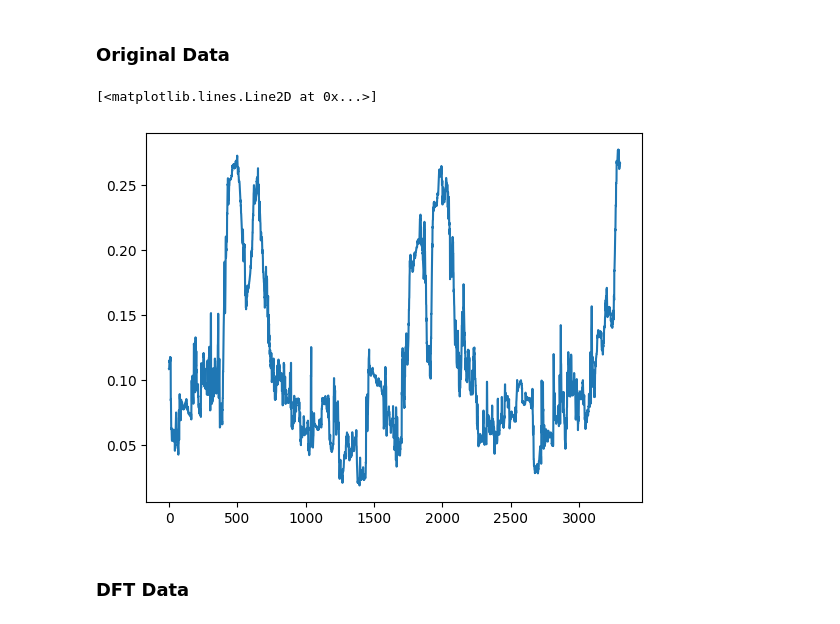
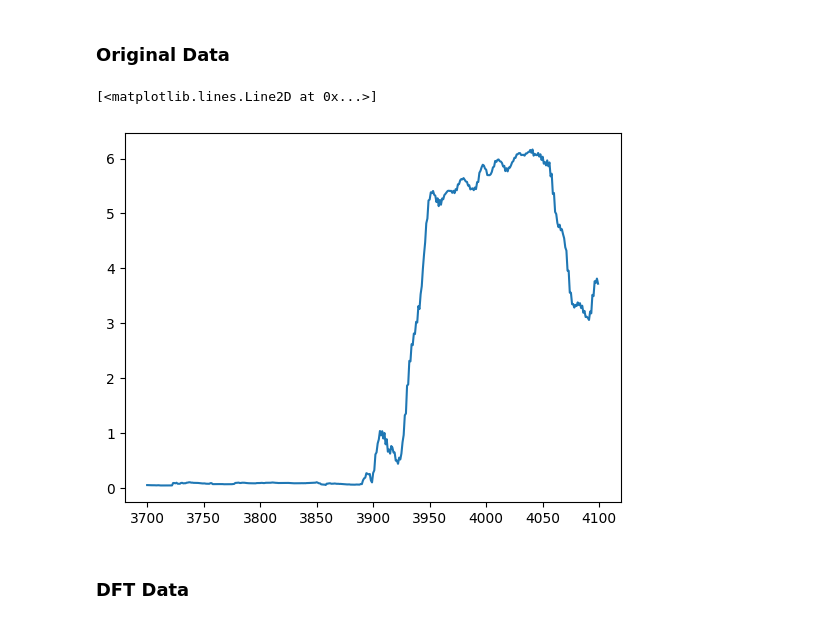
Before and after one commit to AdityaShelke29/robotics_club, a Jupyter notebook: sonar_work/edge_detection.ipynb, the cells around one changed output. Saved outputs shown, nothing was run; the diff lists cells and outputs as text; code cells hidden in the pictures.

```diff
--- a/sonar_work/edge_detection.ipynb
+++ b/sonar_work/edge_detection.ipynb
@@ -147,7 +147,7 @@ Using the scipy library, 200 were analyzed in 0.0001800060272216797 seconds.
 ## Sliding Fourier Transform for Edge Detection
 # %%
 sampling_frequency                          # Sampling frequency of the hydrophone
-N = 128                                     # The size of the shifting window in terms of the number of samples in the window
+N = 500                                     # The size of the shifting window in terms of the number of samples in the window
 startingIndex = 0000                        # This is the index of the first sample to be analyzed in the csv file data which is passed to the fourier analysis
 endingIndex = 8000                          # This is the index of the last sample to be analyzed in the csv file data which is passed to the fourier analysis
 sample                                      # The data that is to be input into the fourier analysis
@@ -163,6 +163,6 @@ The bucket size from the FFT is 1250.0
 The higheset frequency captured from the FFT is 80000.0
 # %%
-chosenBucketSize = 5000
+chosenBucketSize = 400
 frequencyToWatch = 35000
 
 sampleNumberArray = []
@@ -265,10 +249,10 @@ pd.DataFrame()
 # %% [markdown]
 ### Original Data
 # %%
-plt.plot(sampleNumberArray[0:3300], amplitudeArray[0:3300])
+plt.plot(sampleNumberArray[3700:4100], amplitudeArray[3700:4100])
 # %% [output]
 [<matplotlib.lines.Line2D at 0x...>]
-[figure, old version]
+[figure, new version]
 # %% [markdown]
 ### DFT Data
 # %%
```
Also changed, not shown: parts of 5 cells of this notebook.
